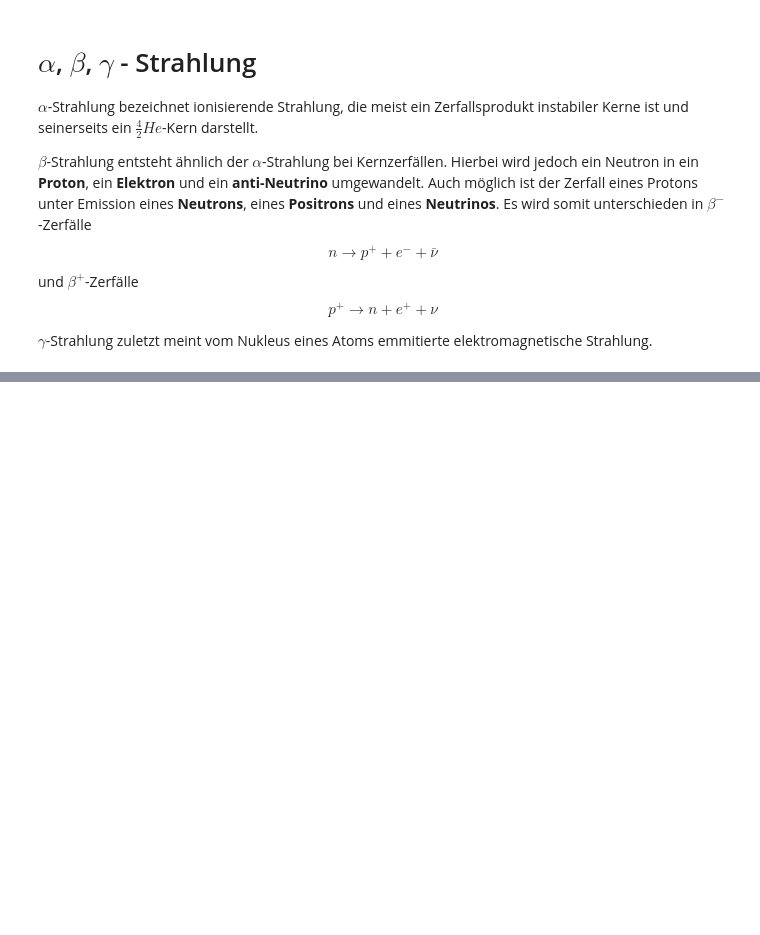
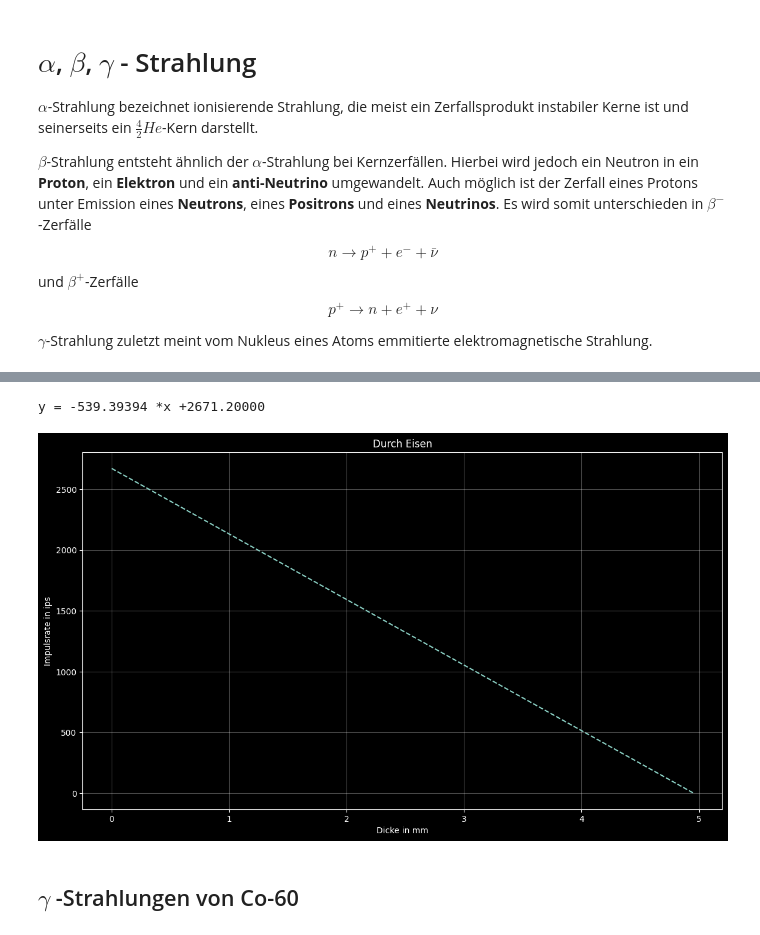
Before and after one commit to HateFindingNames/RadiationProtection_DetectorTechnology, a Jupyter notebook: V15/V15.ipynb, the cells around one changed output, grey strips where cells are left out. Saved outputs shown, nothing was run; the diff lists cells and outputs as text; code cells hidden in the pictures; blank space fills up the shorter version.

```diff
--- a/V15/V15.ipynb
+++ b/V15/V15.ipynb
@@ -88,0 +372,27 @@ Warum? Durch Kontakt kann es zu Kontamination der Sonde selbst kommen. In Folge
+# %%
+# Festlegung der x- und y-Achse und Fehler für Eisen
+Fe1 = [mittel2["0 mm"], mittel2["4.95 mm Fe"]]
+FeD = [0, 4.95]
+fehler2Fe = [StAb2["0 mm"], StAb2["4.95 mm Fe"]]
+
+a=(Fe1[1]-Fe1[0])/(FeD[1]-FeD[0]) # Steigung des Graphen für Eisen
+b=Fe1[0]
+
+print('y = %.5f *x +%.5f ' % (a, b)) # Verlauf des Graphen als Formel zeigen
+plt.style.use("default")
+plt.style.use("dark_background")
+fig, ax = plt.subplots(figsize=(35*cm, 35*cm * 9 / 16))
+
+ax.plot(FeD, Fe1, linestyle='--')
+ax.errorbar(FeD, Fe1,
+            yerr=fehler2Fe, fmt=" ")
+
+ax.set_title("Durch Eisen")
+ax.set_xlabel("Dicke in mm") #Achsebeschriftung an der x-Achse
+ax.set_ylabel("Impulsrate in ips") #Achsenbeschriftung an der y-Achse
+ax.grid(axis='both', alpha=.3)
+# %% [output]
+y = -539.39394 *x +2671.20000
+[figure, added]
+# %% [markdown]
+## $\gamma$ -Strahlungen von Co-60
```
Also changed, not shown: parts of 34 cells of this notebook, 5 other files.
